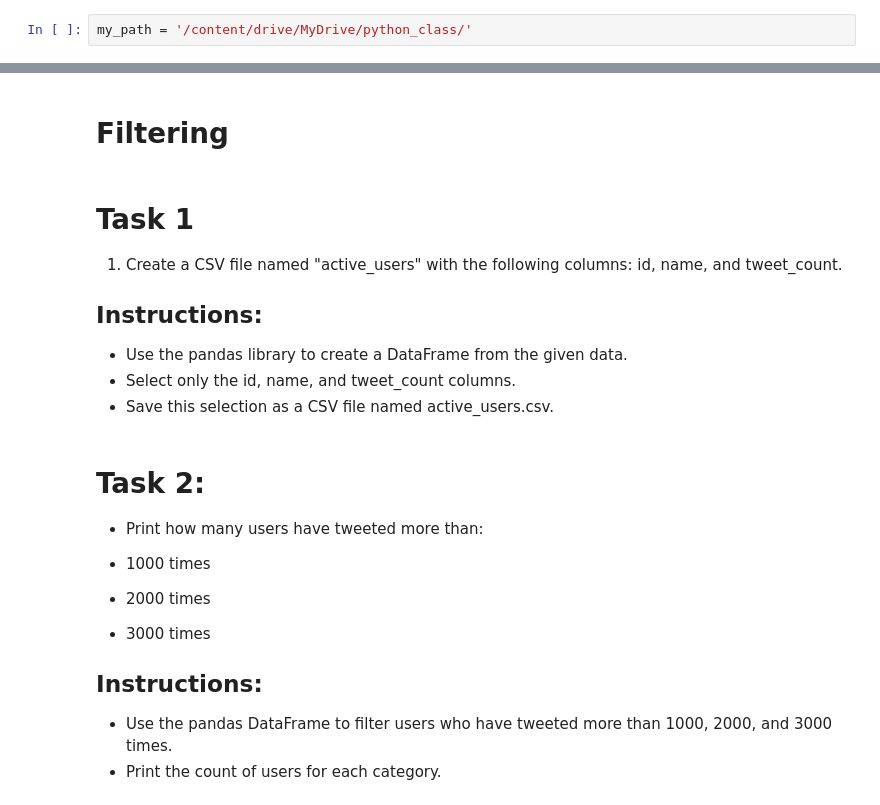
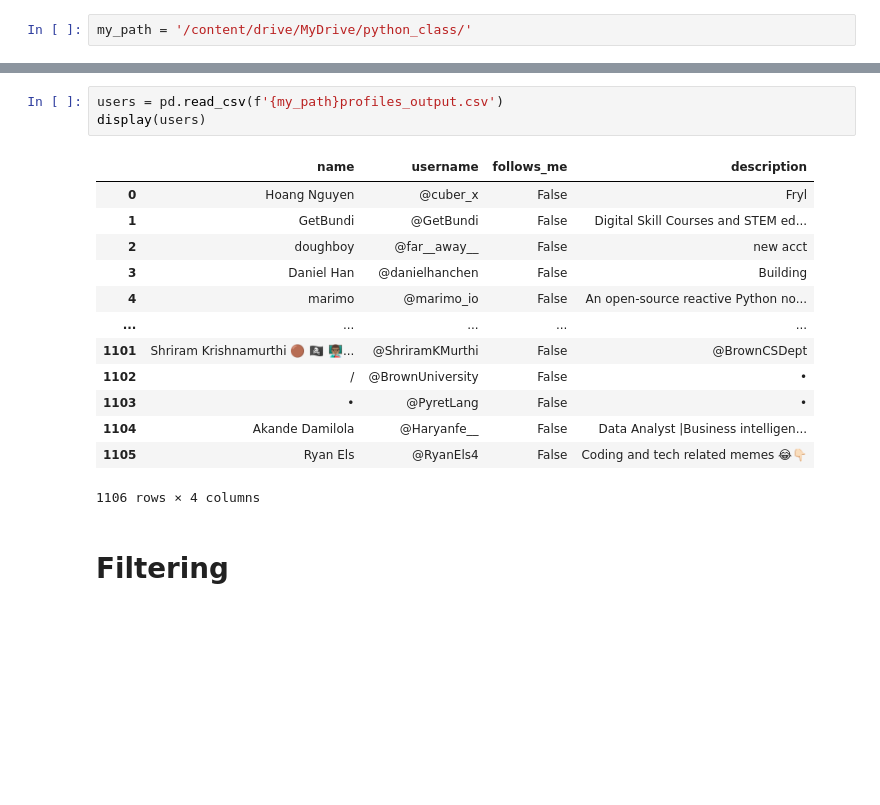
Before and after one commit to byambaa1982/python_cources_for_beginers, a Jupyter notebook: Mini Project 1/data_analysis.ipynb, the cells around one changed output, grey strips where cells are left out. Cells and saved outputs as stored; diff of their text form; blank space fills up the shorter version.

```diff
--- a/Mini Project 1/data_analysis.ipynb
+++ b/Mini Project 1/data_analysis.ipynb
@@ -22,23 +22,22 @@ df.head()
 | 2 | 1650824959202082816 | Gigged AI | Gigged_Ai | 2023-04-25T11:32:04.000Z | The skills-based Talent Marketpla... | 318 | 296 | 174 | ... |
 | 3 | 1417618100120395778 | أسما | namezzz_a | 2021-07-20T22:51:24.000Z | Software Engineer at @glovo #Codi... | 590 | 364 | 6659 | ... |
 | 4 | 1094899950922563585 | Go /data engineer | BacktestL | 2019-02-11T10:04:25.000Z | 検索サービスのdata engineerをしています。 | 396 | 418 | 1400 | ... |
+# %%
+users = pd.read_csv(f'{my_path}profiles_output.csv')
+display(users)
+# %% [output]
+|  | name | username | follows_me | description |
+| 0 | Hoang Nguyen | @cuber_x | False | Fryl |
+| 1 | GetBundi | @GetBundi | False | Digital Skill Courses and STEM ed... |
+| 2 | doughboy | @far__away__ | False | new acct |
+| 3 | Daniel Han | @danielhanchen | False | Building |
+| 4 | marimo | @marimo_io | False | An open-source reactive Python no... |
+| ... | ... | ... | ... | ... |
+| 1101 | Shriram Krishnamurthi 🟤 🏴‍☠️ 👨🏽‍🏫... | @ShriramKMurthi | False | @BrownCSDept |
+| 1102 | / | @BrownUniversity | False | • |
+| 1103 | • | @PyretLang | False | • |
+| 1104 | Akande Damilola | @Haryanfe__ | False | Data Analyst |Business intelligen... |
+| 1105 | Ryan Els | @RyanEls4 | False | Coding and tech related memes 😂👇🏻 |
+1106 rows × 4 columns
 # %% [markdown]
 # Filtering
-# %% [markdown]
-# Task 1
-1. Create a CSV file named "active_users" with the following columns: id, name, and tweet_count.
-## Instructions:
-- Use the pandas library to create a DataFrame from the given data.
-- Select only the id, name, and tweet_count columns.
-- Save this selection as a CSV file named active_users.csv.
-# %% [markdown]
-
-# Task 2:
-- Print how many users have tweeted more than:
-
-- 1000 times
-- 2000 times
-- 3000 times
-## Instructions:
-- Use the pandas DataFrame to filter users who have tweeted more than 1000, 2000, and 3000 times.
-- Print the count of users for each category.
```
Also changed, not shown: parts of 7 cells of this notebook.
